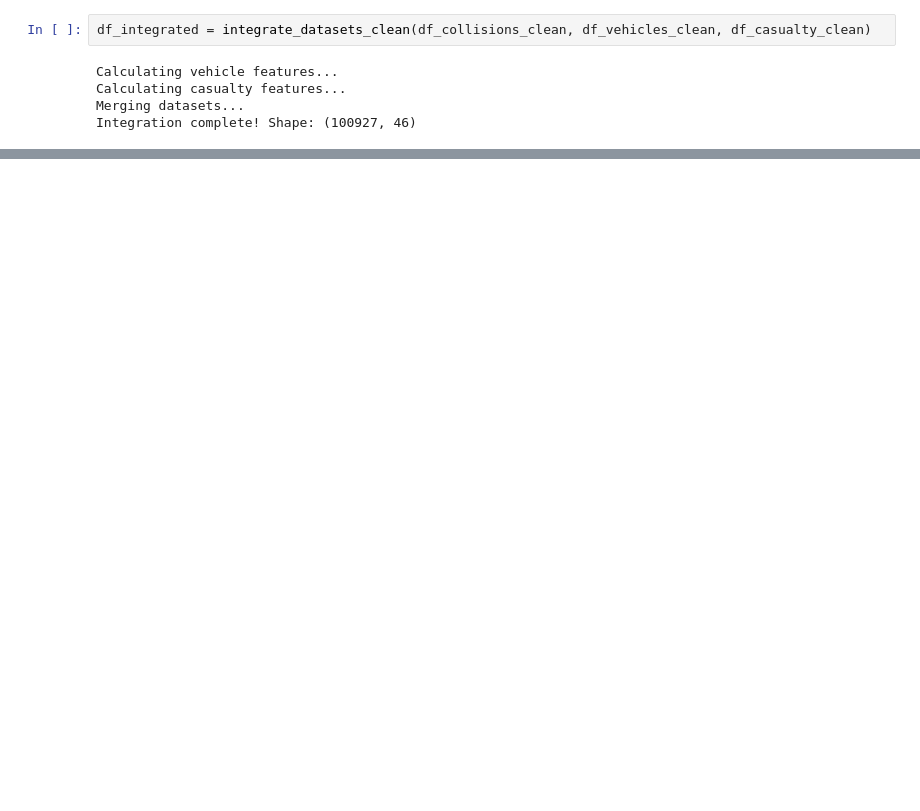
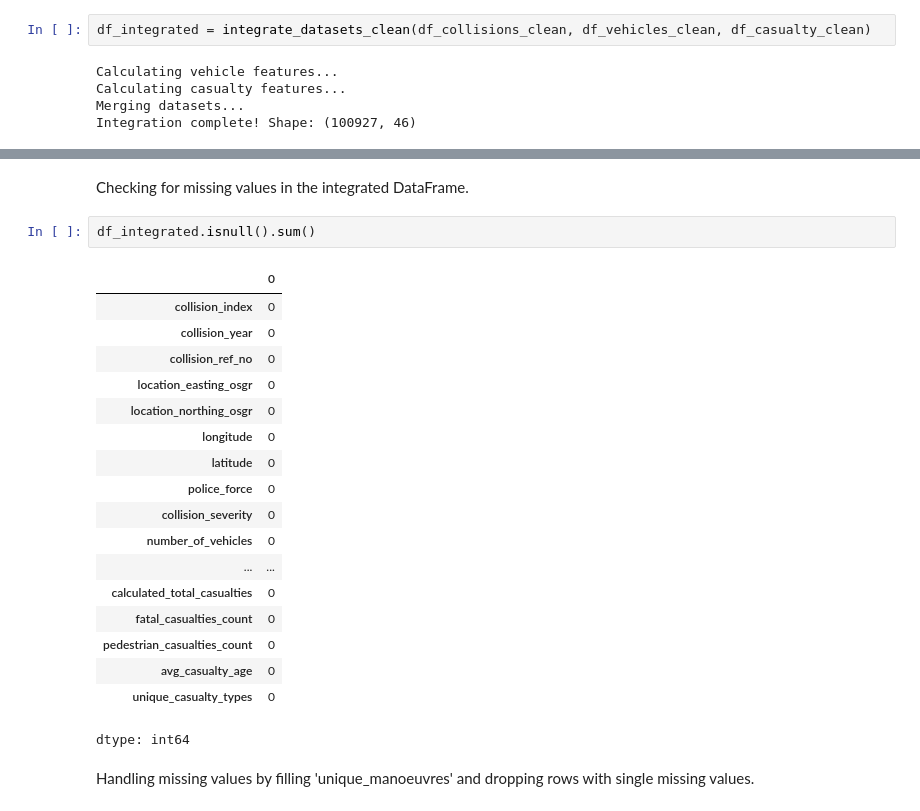
Before and after one commit to LaibaDurrani/RoadRisk-Severity-Predictor, a Jupyter notebook: Data_merge.ipynb, the cells around one changed output, grey strips where cells are left out. Drawn from its saved outputs; the diff is of its cells as text; blank space fills up the shorter version.

Commit message:
Updated df_integrated by removing missing values

```diff
--- a/Data_merge.ipynb
+++ b/Data_merge.ipynb
@@ -240,0 +327,25 @@ files.download(output_filename)
+# %% [markdown]
+Checking for missing values in the integrated DataFrame.
+# %%
+df_integrated.isnull().sum()
+# %% [output]
+|  | 0 |
+| collision_index | 0 |
+| collision_year | 0 |
+| collision_ref_no | 0 |
+| location_easting_osgr | 0 |
+| location_northing_osgr | 0 |
+| longitude | 0 |
+| latitude | 0 |
+| police_force | 0 |
+| collision_severity | 0 |
+| number_of_vehicles | 0 |
+| ... | ... |
+| calculated_total_casualties | 0 |
+| fatal_casualties_count | 0 |
+| pedestrian_casualties_count | 0 |
+| avg_casualty_age | 0 |
+| unique_casualty_types | 0 |
+dtype: int64
+# %% [markdown]
+Handling missing values by filling 'unique_manoeuvres' and dropping rows with single missing values.
```
Also changed, not shown: parts of 14 cells of this notebook.
